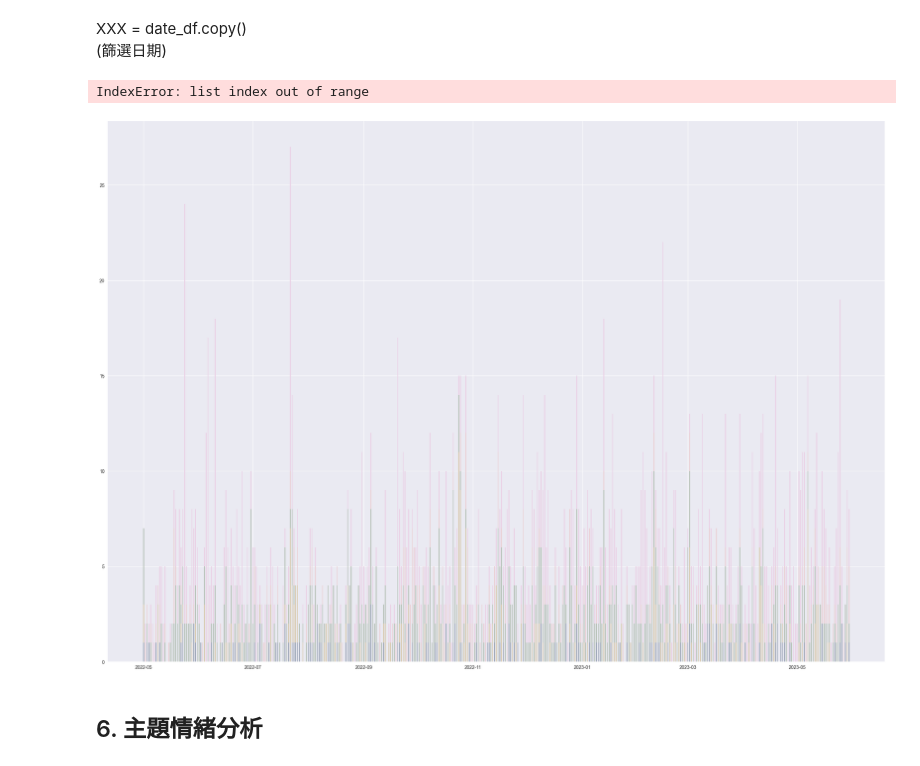
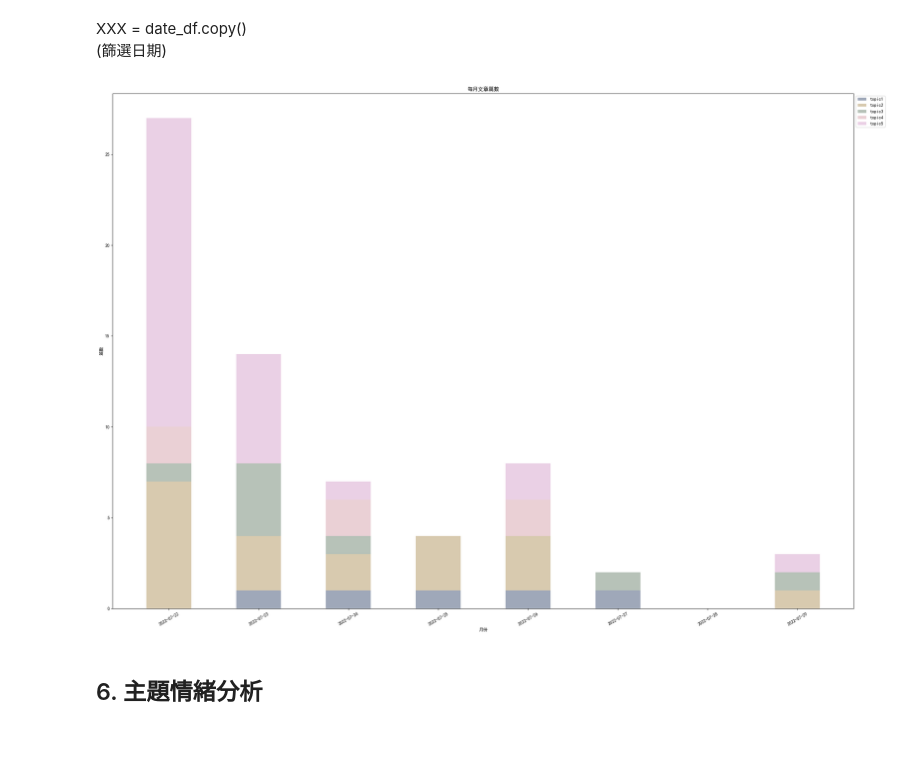
Before and after one commit to collin0825/SocialMediaProject, a Jupyter notebook: project II/Report.ipynb, the cells around one changed output. Saved outputs shown, nothing was run; the diff lists cells and outputs as text; code cells hidden in the pictures; blank space fills up the shorter version.

```diff
--- a/project II/Report.ipynb
+++ b/project II/Report.ipynb
@@ -427,6 +427,5 @@ date_topic = date_topic.groupby([date_topic['artDate'],'topic']).sum().reset_ind
 # %%
 date_df = date_topic.pivot_table(index='artDate', values='count', columns='topic').fillna(0).reset_index()
 date_df.columns = ['artDate', 'topic1', 'topic2','topic3','topic4','topic5']
-date_df = date_df.set_index('artDate')
 date_df
 # %% [output]
@@ -446,0 +445,7 @@ date_df
+# %%
+pickDate_df = date_df.copy()
+pickDate_df['total'] = pickDate_df.apply(lambda x: x['topic1']+x['topic2']+x['topic3']+x['topic4']+x['topic5'], axis=1)
+pickDate_df.sort_values('total', ascending=False, inplace=True)
+index = pickDate_df.head(1).index.values[0]
+new_pickDate_df=date_df[index:index+7]
+new_pickDate_df
@@ -450,26 +464,25 @@ XXX = date_df.copy() <br>
 # %%
 plt.subplots(figsize=(30, 21))
 color = ["#9FA8B9", "#D8CAAF", "#B7C2B8", "#EAD0D5","#EAD0E5"]
 column = ['topic1', 'topic2', 'topic3','topic4','topic5']
 temp_bottom = 0
 
-for i in range(0,6):
+for i in range(0,5):
     if(i>0):
-        temp_bottom = temp_bottom + date_df[column[i-1]]
-        plt.bar(date_df.index, date_df[column[i]] ,color=color[i], bottom=temp_bottom ,label=column[i] , width=0.5)
+        temp_bottom = temp_bottom + new_pickDate_df[column[i-1]]
+        plt.bar(new_pickDate_df.artDate, new_pickDate_df[column[i]] ,color=color[i], bottom=temp_bottom ,label=column[i] , width=0.5)
     else: # 主題一 bottom 為 0
-        plt.bar(date_df.index, date_df[column[i]] ,color=color[i], label=column[i] , width=0.5)
+        plt.bar(new_pickDate_df.artDate, new_pickDate_df[column[i]] ,color=color[i], label=column[i] , width=0.5)
 
 
 plt.title('每月文章篇數') # 標題
 plt.xlabel('月份') # x軸標題
 plt.ylabel('篇數') # y軸標題
 plt.xticks(rotation=30)
 plt.legend(bbox_to_anchor=(1,1), loc='upper left') #標示的位置
 plt.show()
 # %% [output]
-IndexError: list index out of range
-[figure, old version]
+[figure, new version]
 # %% [markdown]
 ## 6. 主題情緒分析
 # %% [markdown]
```
Also changed, not shown: parts of 13 cells of this notebook, 14 other files.
